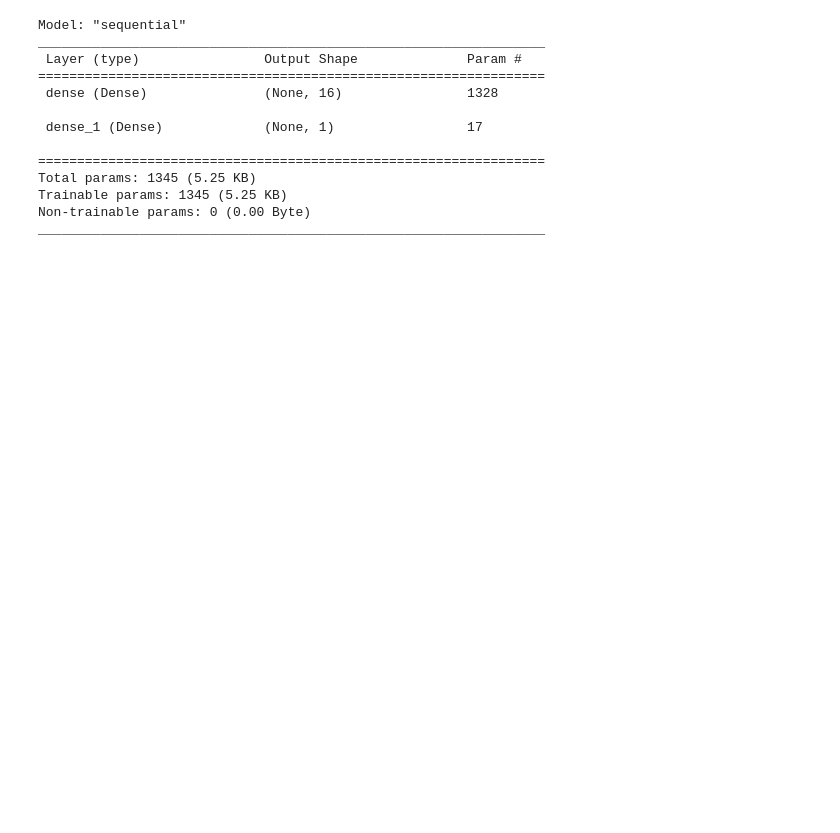
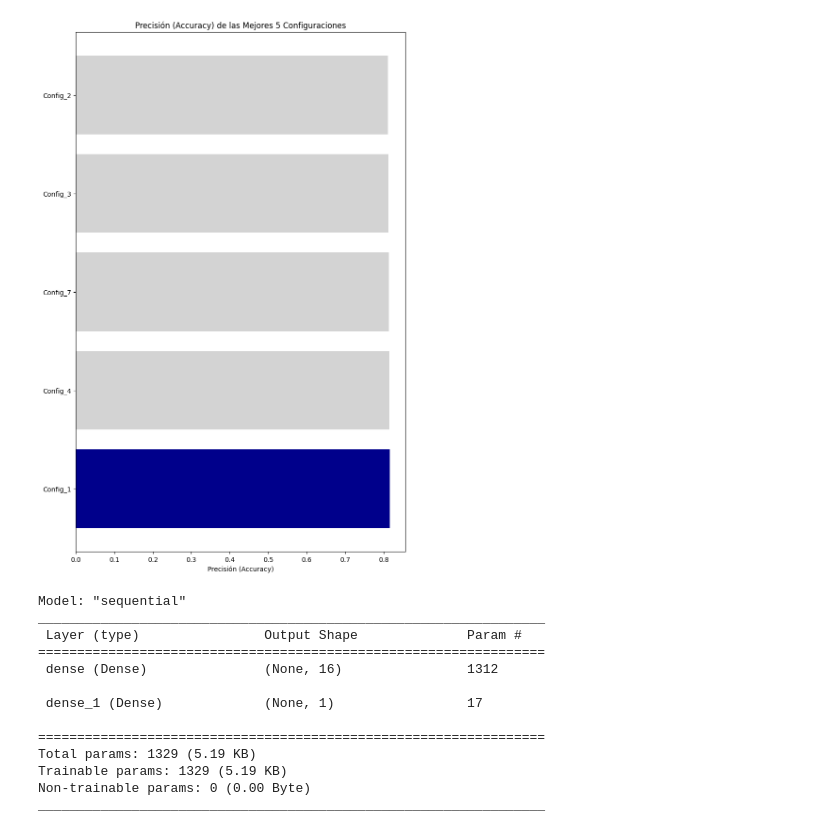
Before and after one commit to Juanxtron/Proyecto-2, a Jupyter notebook: Proyecto_2_1.ipynb, the cells around one changed output. Drawn from its saved outputs; the diff is of its cells as text; code cells hidden in the pictures; blank space fills up the shorter version.

```diff
--- a/Proyecto_2_1.ipynb
+++ b/Proyecto_2_1.ipynb
@@ -238,9 +273,41 @@ plt.show()
+# %%
+import matplotlib.pyplot as plt
+
+# Lista de accuracies
+accuracies = [0.8156370520591736, 0.8108108043670654, 0.8117760419845581, 0.815315306186676, 0.8040540814399719, 0.801962673664093, 0.8130630850791931, 0.7990669012069702, 0.7993886470794678, 0.8100064396858215, 0.8008365631103516, 0.8038932085037231, 0.8104890584945679, 0.7939189076423645, 0.7911840677261353, 0.7841055393218994, 0.7652831673622131, 0.7763835191726685, 0.8075932860374451, 0.795045018196106, 0.8090412020683289, 0.8014800548553467, 0.7789575457572937, 0.7776705026626587, 0.7762226462364197, 0.7522522807121277, 0.7575611472129822]
+
+# Lista de configuraciones
+configurations = [f'Config_{i}' for i in range(1, len(accuracies) + 1)]
+
+# Ordenar las accuracies y las configuraciones
+sorted_indices = sorted(range(len(accuracies)), key=lambda k: accuracies[k], reverse=True)
+sorted_accuracies = [accuracies[i] for i in sorted_indices]
+sorted_configurations = [configurations[i] for i in sorted_indices]
+
+# Seleccionar los mejores 5 resultados
+best_accuracies = sorted_accuracies[:5]
+best_configurations = sorted_configurations[:5]
+
+# Crear lista de colores para las barras
+colors = ['lightgrey'] * len(best_accuracies)
+min_accuracy_index = best_accuracies.index(max(best_accuracies))
+colors[min_accuracy_index] = 'darkblue'
+
+# Crear gráfico de barras para accuracies
+plt.figure(figsize=(8, 12))  # Cambiar tamaño para gráfico vertical
+plt.barh(best_configurations, best_accuracies, color=colors)  # Usar plt.barh() para gráfico vertical
+plt.xlabel('Precisión (Accuracy)')  # Cambiar xlabel
+plt.title('Precisión (Accuracy) de las Mejores 5 Configuraciones')
+plt.tight_layout()
+plt.show()
+# %% [output]
+[figure, added]
 # %%
 tf.random.set_seed(42)
 tf.keras.backend.clear_session()
 
 model = tf.keras.Sequential()
-model.add(tf.keras.layers.InputLayer(input_shape=(82,)))
+model.add(tf.keras.layers.InputLayer(input_shape=(81,)))
 model.add(tf.keras.layers.Dense(16, activation="relu"))
 model.add(tf.keras.layers.Dense(1, activation='sigmoid'))
 
@@ -250,13 +317,13 @@ Model: "sequential"
 _________________________________________________________________
  Layer (type)                Output Shape              Param #
 =================================================================
- dense (Dense)               (None, 16)                1328
+ dense (Dense)               (None, 16)                1312
 
  dense_1 (Dense)             (None, 1)                 17
 
 =================================================================
-Total params: 1345 (5.25 KB)
-Trainable params: 1345 (5.25 KB)
+Total params: 1329 (5.19 KB)
+Trainable params: 1329 (5.19 KB)
 Non-trainable params: 0 (0.00 Byte)
 _________________________________________________________________
 # %%
```
Also changed, not shown: parts of 15 cells of this notebook.
